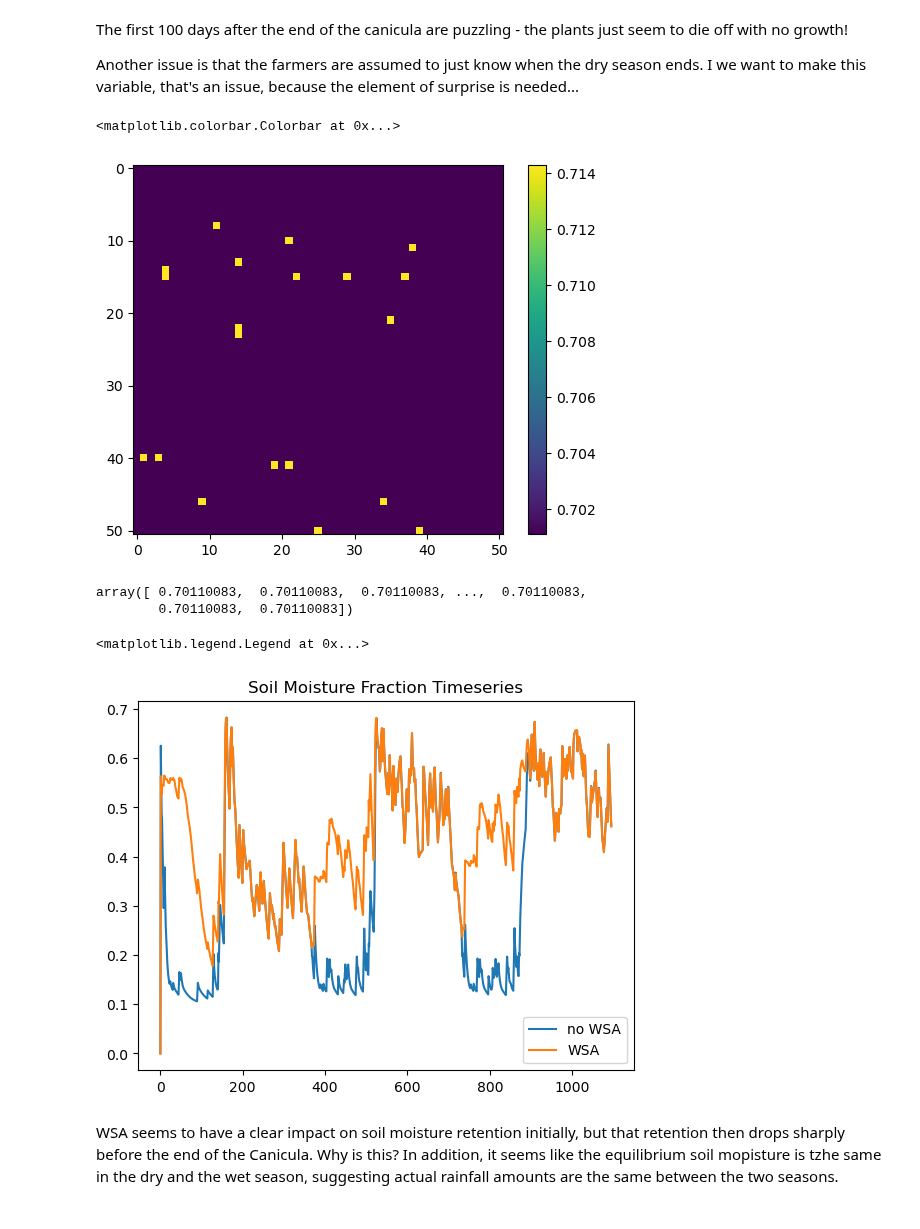
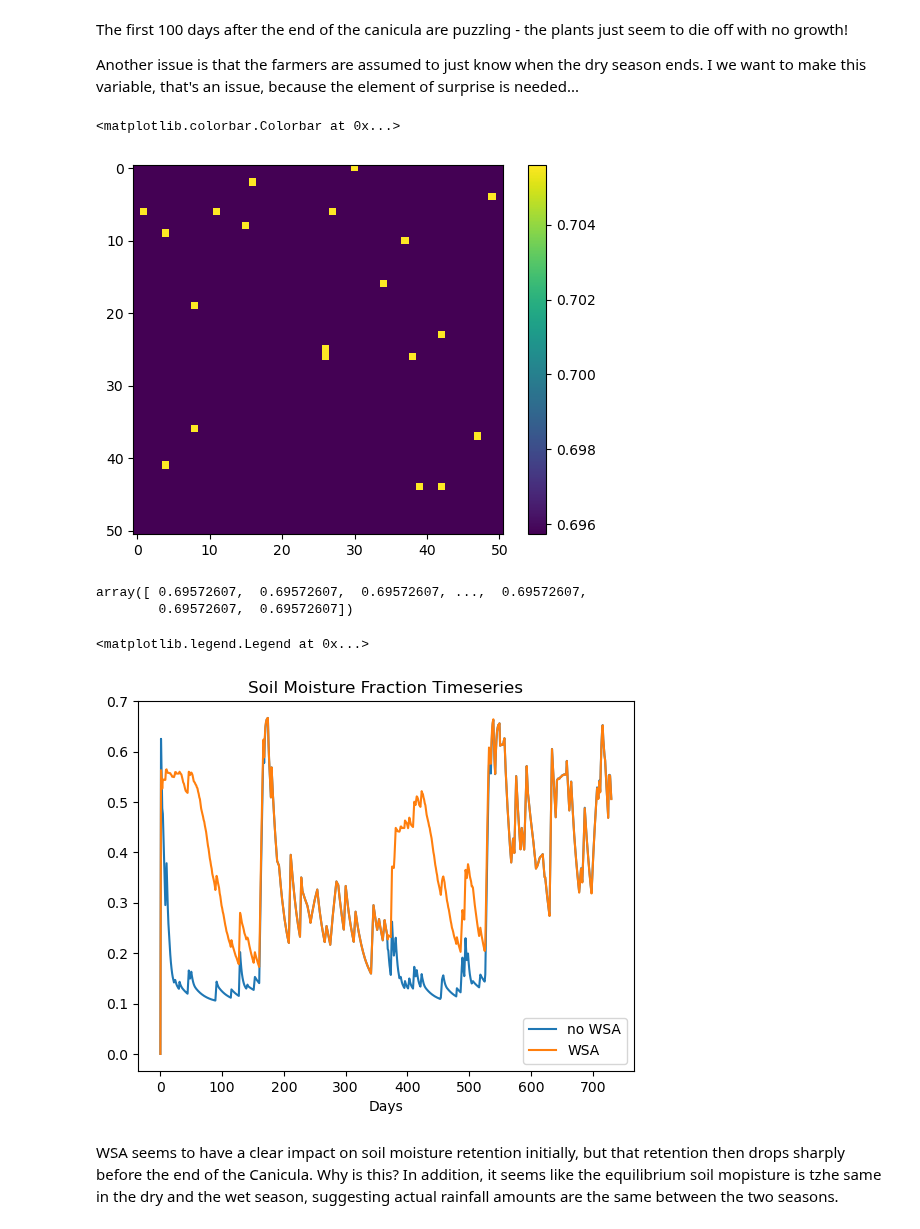
Before and after one commit to WylieMabel/TreesAndThat, a Jupyter notebook: LandLab_experiments/test_ecohydro_module.ipynb, the cells around one changed output. Saved outputs shown, nothing was run; the diff lists cells and outputs as text; code cells hidden in the pictures.

Commit message:
Climate scenarios, model spin up

```diff
--- a/LandLab_experiments/test_ecohydro_module.ipynb
+++ b/LandLab_experiments/test_ecohydro_module.ipynb
@@ -28,13 +28,10 @@ def get_yearly_temp(csv_path, num_years):
 
     return avg_temp_per_year, max_temp_per_year, min_temp_per_year
 # %%
-#get input temperature data
-avg, maxi, mini = get_yearly_temp('new_temp_data.csv', 10)
-
 #set model config options
-config1={
+current={
             #----------------#
-            # Canicula dates #
+            # dry season dates #
             'canicula_start':0,
             'canicula_end':140,
             'canicula_start_expected':0,
@@ -50,31 +47,37 @@ config1={
             'mean_raindpth_dry':1,
             #-------------------#
             # temperature shift #
-            'tempshift':0
+            'tempshift':np.array(365*[0.])
         }
 
 #have two plausible versions of this that we switch between.
 
-config2={
+warm={
             #----------------#
             # Canicula dates #
             'canicula_start':0,
-            'canicula_end':np.random.normal(140),
+            'canicula_end':160,
             'canicula_start_expected':0,
             'canicula_end_expected':140,
             #----------------#
             # rainfall stats #
             # Times are all in hours.
-            'mean_interstorm_wet':4*24,
-            'mean_storm_wet':2*24,
-            'mean_raindpth_wet':10,
+            'mean_interstorm_wet':8*24,
+            'mean_storm_wet':3*24,
+            'mean_raindpth_wet':15,
             'mean_interstorm_dry':10*24,
             'mean_storm_dry':0.5*24,
             'mean_raindpth_dry':1,
             #-------------------#
             # temperature shift #
-            'tempshift':2
+            'tempshift':np.array(365*[2.])
         }
+
+#get input temperature data
+avg, maxi, mini = get_yearly_temp('new_temp_data.csv', 10)
+avg = np.array(avg)
+maxi = np.array(maxi)
+mini = np.array(mini)
 # %%
 WSA_array = np.zeros((51,51))
 # Set 20 random values to 1
@@ -82,5 +85,7 @@ indices_to_set = np.random.choice(range(51 * 51), size=20, replace=False)
 row_indices, col_indices = np.unravel_index(indices_to_set, (51, 51))
 WSA_array[row_indices, col_indices] = int(1)
 
-Ecohyd_model = EcoHyd(config1, 20, 26, 23)
+climate = warm
+
+Ecohyd_model = EcoHyd(climate, 20, 26, 23)
 # %%
@@ -121,20 +126,21 @@ plt.imshow(np.reshape(Ecohyd_model.mg.at_cell['vegetation__cover_fraction'], (51
 plt.colorbar()
 # %% [output]
 <matplotlib.colorbar.Colorbar at 0x...>
-[figure, old version]
+[figure, new version]
 # %%
 Ecohyd_model.mg.at_cell['vegetation__cover_fraction']
 # %% [output]
-array([ 0.70110083,  0.70110083,  0.70110083, ...,  0.70110083,
-        0.70110083,  0.70110083])
+array([ 0.69572607,  0.69572607,  0.69572607, ...,  0.69572607,
+        0.69572607,  0.69572607])
 # %%
 plt.plot(Ecohyd_model.noWSA_SM_tseries, label = 'no WSA')
 plt.plot(Ecohyd_model.WSA_SM_tseries, label = 'WSA')
 plt.title('Soil Moisture Fraction Timeseries')
+plt.xlabel('Days')
 plt.legend()
 # %% [output]
 <matplotlib.legend.Legend at 0x...>
-[figure, old version]
+[figure, new version]
 # %% [markdown]
 WSA seems to have a clear impact on soil moisture retention initially, but that retention then drops sharply before the end of the Canicula. Why is this? In addition, it seems like the equilibrium soil mopisture is tzhe same in the dry and the wet season, suggesting actual rainfall amounts are the same between the two seasons.
 # %%
```
Also changed, not shown: parts of 5 cells of this notebook, 1 other file.
